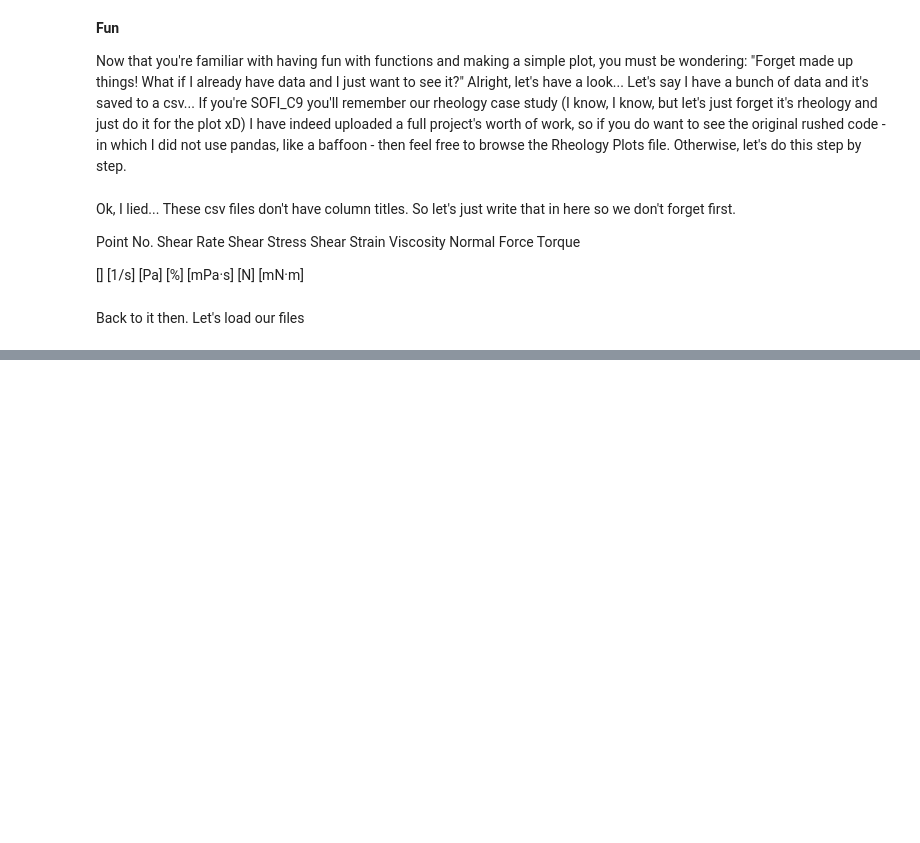
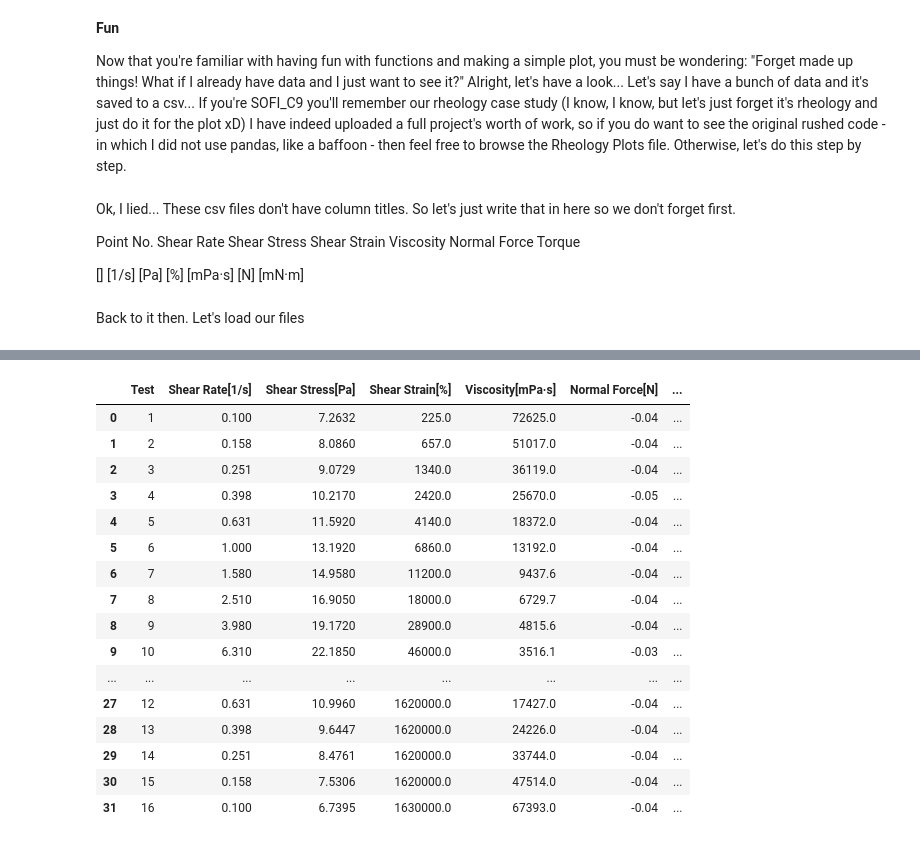
Before and after one commit to saabirpetker/trypy, a Jupyter notebook: trypy_tutorials/books/plot_csv.ipynb, the cells around one changed output, grey strips where cells are left out. Saved outputs shown, nothing was run; the diff lists cells and outputs as text; code cells hidden in the pictures; blank space fills up the shorter version.

```diff
--- a/trypy_tutorials/books/plot_csv.ipynb
+++ b/trypy_tutorials/books/plot_csv.ipynb
@@ -45,0 +54,13 @@ rea=read(myfile)
+# %%
+#Interesting, we need to change the delimiter/separator
+delim='\t'
+#and the column headers
+headers=['younglings','Test','Shear Rate[1/s]','Shear Stress[Pa]','Shear Strain[%]',
+         'Viscosity[mPa·s]','Normal Force[N]','Torque[mN·m]']
+#Then load our data as follows:
+df = pd.read_csv("../data/ACS2/GR4SM14.csv", encoding="UTF-16", sep=delim, header=None)
+df.columns=headers
+df.head()
+#I've had to do it in this way because csv files are tricky...
+#so just be careful and take your time with these things. Google everything as you go.
+#Someone has dealt with your problem before.
@@ -45,0 +98,21 @@ rea=read(myfile)
+# %%
+#As you can see if we look at our data it is nice and clean
+df
+# %% [output]
+|  | Test | Shear Rate[1/s] | Shear Stress[Pa] | Shear Strain[%] | Viscosity[mPa·s] | Normal Force[N] | ... |
+| 0 | 1 | 0.100 | 7.2632 | 225.0 | 72625.0 | -0.04 | ... |
+| 1 | 2 | 0.158 | 8.0860 | 657.0 | 51017.0 | -0.04 | ... |
+| 2 | 3 | 0.251 | 9.0729 | 1340.0 | 36119.0 | -0.04 | ... |
+| 3 | 4 | 0.398 | 10.2170 | 2420.0 | 25670.0 | -0.05 | ... |
+| 4 | 5 | 0.631 | 11.5920 | 4140.0 | 18372.0 | -0.04 | ... |
+| 5 | 6 | 1.000 | 13.1920 | 6860.0 | 13192.0 | -0.04 | ... |
+| 6 | 7 | 1.580 | 14.9580 | 11200.0 | 9437.6 | -0.04 | ... |
+| 7 | 8 | 2.510 | 16.9050 | 18000.0 | 6729.7 | -0.04 | ... |
+| 8 | 9 | 3.980 | 19.1720 | 28900.0 | 4815.6 | -0.04 | ... |
+| 9 | 10 | 6.310 | 22.1850 | 46000.0 | 3516.1 | -0.03 | ... |
+| ... | ... | ... | ... | ... | ... | ... | ... |
+| 27 | 12 | 0.631 | 10.9960 | 1620000.0 | 17427.0 | -0.04 | ... |
+| 28 | 13 | 0.398 | 9.6447 | 1620000.0 | 24226.0 | -0.04 | ... |
+| 29 | 14 | 0.251 | 8.4761 | 1620000.0 | 33744.0 | -0.04 | ... |
+| 30 | 15 | 0.158 | 7.5306 | 1620000.0 | 47514.0 | -0.04 | ... |
+| 31 | 16 | 0.100 | 6.7395 | 1630000.0 | 67393.0 | -0.04 | ... |
```
Also changed, not shown: parts of 12 cells of this notebook, 26 other files.
